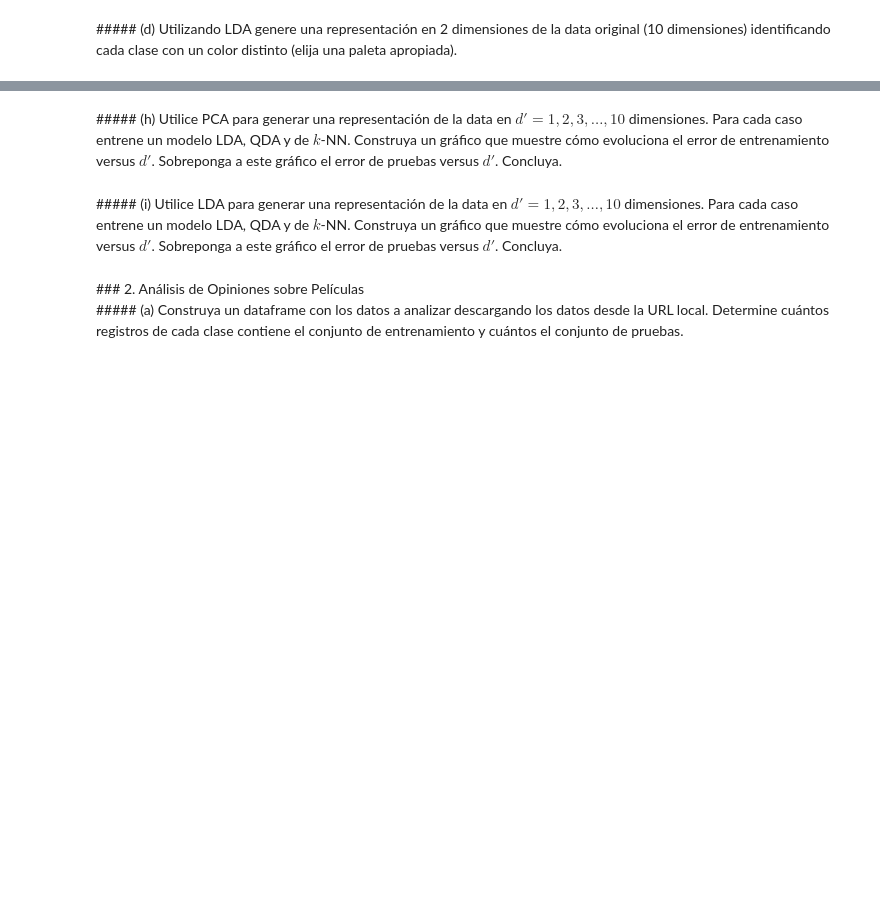
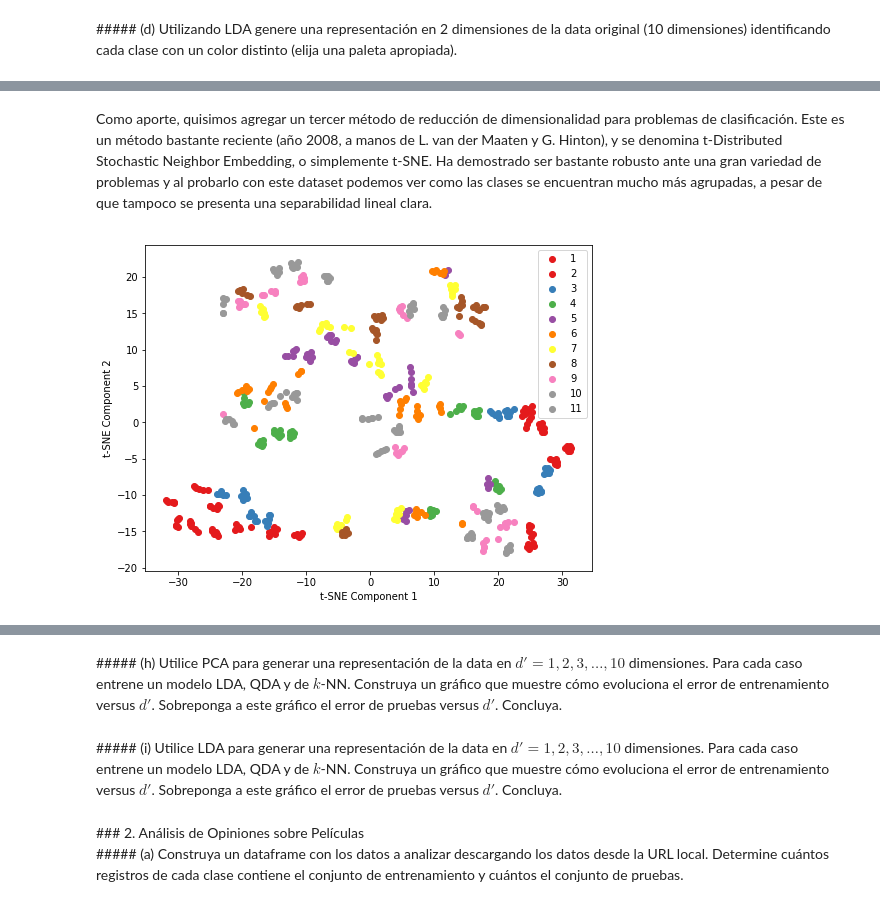
Before and after one commit to cvalenzu/ML-2017, a Jupyter notebook: hw2/Tarea 2.ipynb, the cells around one changed output, grey strips where cells are left out. Cells and saved outputs as stored; diff of their text form; code cells hidden in the pictures; blank space fills up the shorter version.

```diff
--- a/hw2/Tarea 2.ipynb
+++ b/hw2/Tarea 2.ipynb
@@ -114,3 +158,20 @@ plt.show()
+# %% [markdown]
+Como aporte, quisimos agregar un tercer método de reducción de dimensionalidad para problemas de clasificación. Este es un método bastante reciente (año 2008, a manos de L. van der Maaten y G. Hinton), y se denomina t-Distributed Stochastic Neighbor Embedding, o simplemente t-SNE. Ha demostrado ser bastante robusto ante una gran variedad de problemas y al probarlo con este dataset podemos ver como las clases se encuentran mucho más agrupadas, a pesar de que tampoco se presenta una separabilidad lineal clara.
+# %%
+from sklearn.manifold import TSNE
+X_tsne = TSNE(n_components=2,init='random').fit_transform(X_std)
+cmap = plt.cm.get_cmap('Set1')
+mclasses=(1,2,3,4,5,6,7,8,9,10,11)
+mcolors = [cmap(i) for i in np.linspace(0,1,11)]
+plt.figure(figsize=(8, 6))
+for lab, col in zip(mclasses,mcolors):
+    plt.scatter(X_tsne[y==lab, 0],X_tsne[y==lab, 1],label=lab,c=col)
+plt.xlabel('t-SNE Component 1')
+plt.ylabel('t-SNE Component 2')
+leg = plt.legend(loc='upper right', fancybox=True)
+plt.show()
+# %% [output]
+[figure, added]
 # %% [markdown]
 <div id='1f' />
 ##### (f) Construya un clasificador que determine la clase de un dato $x$ aleatoriamente sin considerar las características sino que solamente la probabilidad a-priori de cada clase. Por ejemplo, si la clase $y = 0$ ocurre el $25\%$ de las veces, su clasificador debe predecir esta clase para un determinado $x$ con probabilidad $0.25$, independiente de los atributos de $x$.
```
Also changed, not shown: parts of 12 cells of this notebook.
